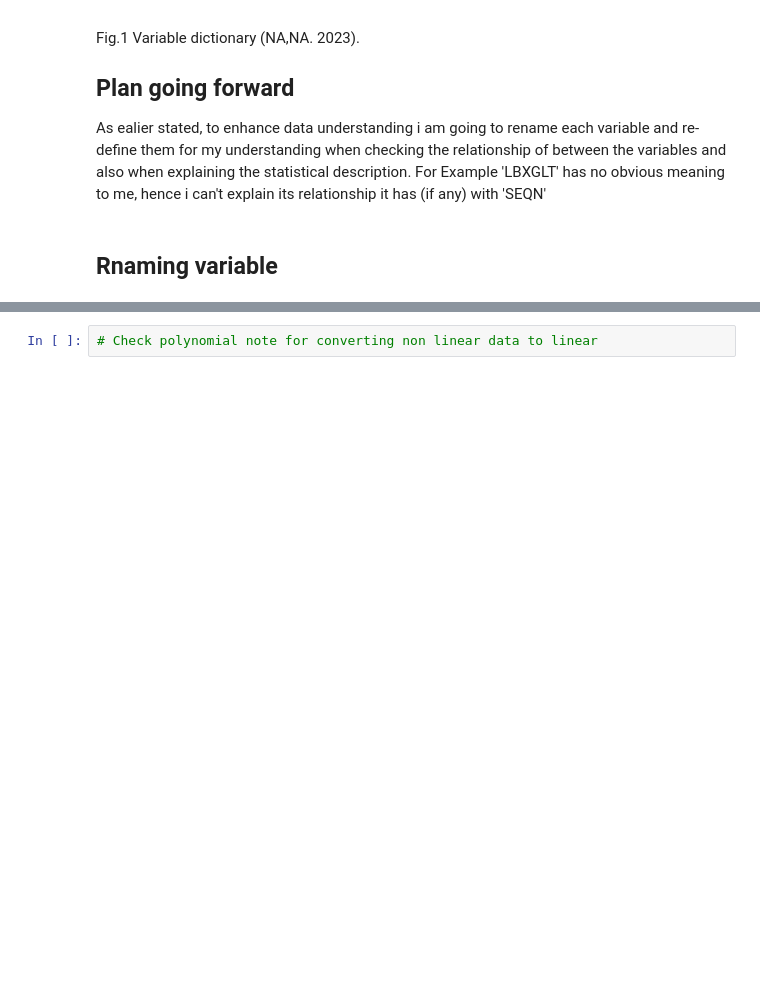
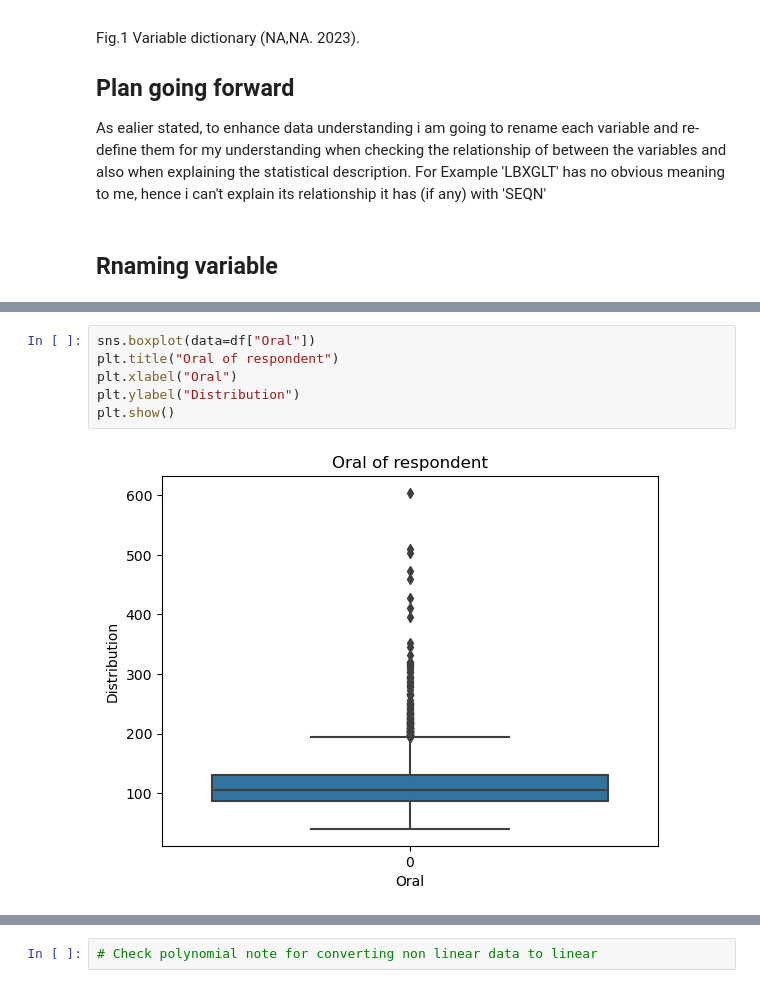
Before and after one commit to Ayomide-ola/Health-analysis, a Jupyter notebook: Integrated_CA .ipynb, the cells around one changed output, grey strips where cells are left out. Saved outputs shown, nothing was run; the diff lists cells and outputs as text; blank space fills up the shorter version.

```diff
--- a/Integrated_CA .ipynb
+++ b/Integrated_CA .ipynb
@@ -453,0 +501,8 @@ As shOwn in the statisticaall summary, the average age of all respondents is '41
+# %%
+sns.boxplot(data=df["Oral"])
+plt.title("Oral of respondent")
+plt.xlabel("Oral")
+plt.ylabel("Distribution")
+plt.show()
+# %% [output]
+[figure, added]
```
Also changed, not shown: parts of 52 cells of this notebook.
